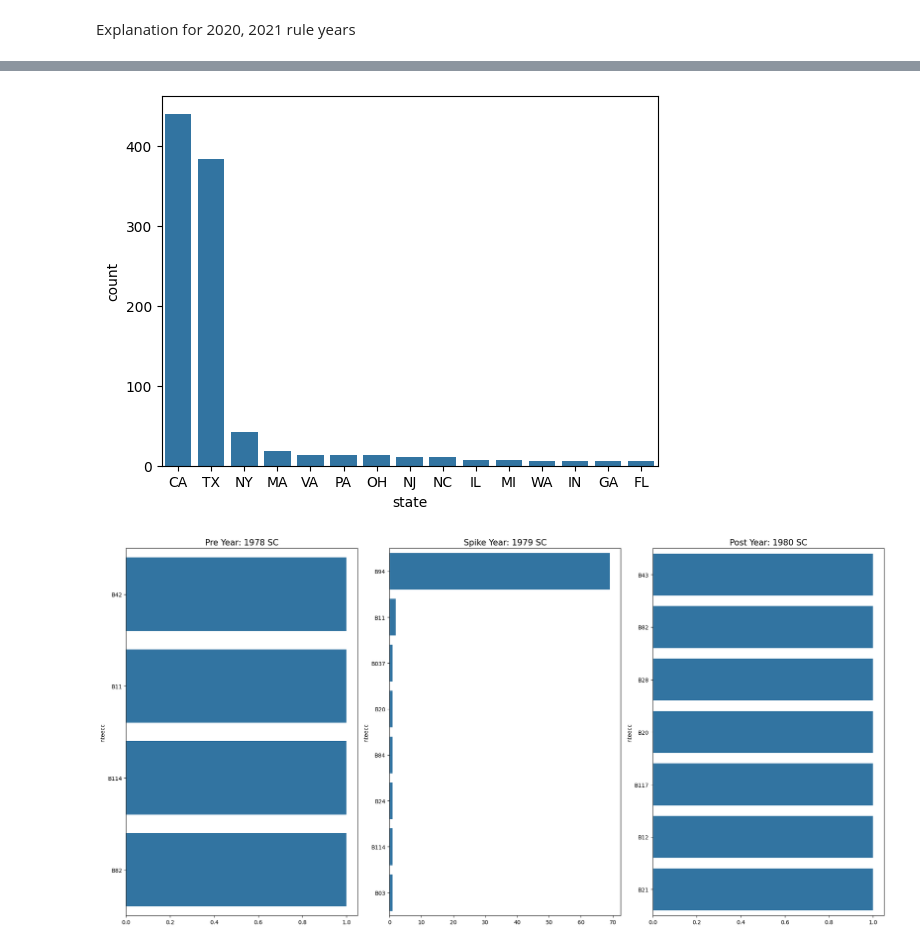
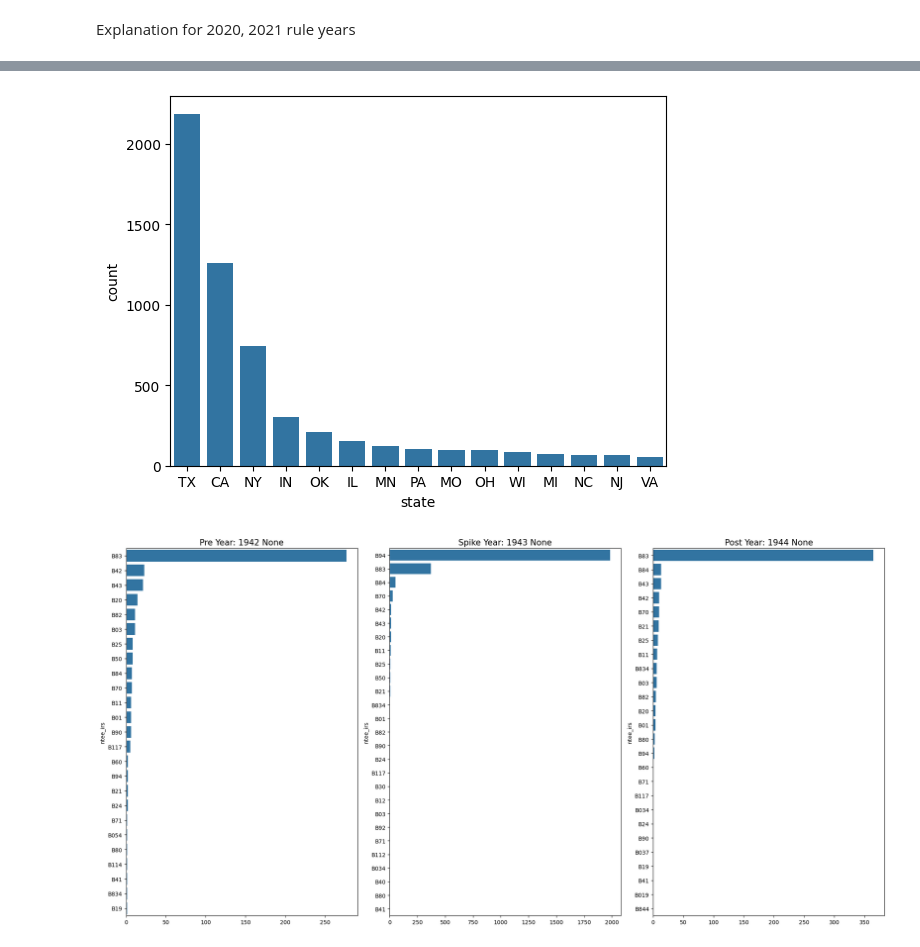
Before and after one commit to daniellancet/Ed_Org_Ecology, a Jupyter notebook: Code/New_Proj_EDA/peak_EDA.ipynb, the cells around one changed output, grey strips where cells are left out. Saved outputs shown, nothing was run; the diff lists cells and outputs as text; code cells hidden in the pictures.

```diff
--- a/Code/New_Proj_EDA/peak_EDA.ipynb
+++ b/Code/New_Proj_EDA/peak_EDA.ipynb
@@ -4,5 +4,4 @@ import numpy as np
 import seaborn as sns
 import matplotlib.pyplot as plt
 # %%
-df = pd.read_csv("/Users/daniellancet/Desktop/nltk_install/Data/US_NPO_EDUC.csv")
-df = df.query("year == 2019")
+df = pd.read_csv("/Users/daniellancet/Desktop/Edu_Org_Eco/Data/cleaned.csv")
@@ -57,63 +22,43 @@ ruleyear_2014 = ruleyear_2014.drop(columns=["Unnamed: 0.1", "Unnamed: 0"])
 # %%
 sns.barplot(ruleyear_1967["state"].value_counts().head(15));
 # %% [output]
-[figure, old version]
+[figure, new version]
 # %%
-
-
-# def pre_post_spike(df, year, column, state=None):
-#     spike = df[df['ruleyear'] == year][column].value_counts()
-#     pre = df[df['year'] == year - 1][column].value_counts()
-#     post = df[df['year'] == year + 1][column].value_counts()
-
-#     fig, ax = plt.subplots(1, 3, figsize=(20, 10))
-
-#     sns.barplot(x=spike.values, y=spike.index, orient='h', ax=ax[1]).set_title('Spike Year: {}'.format(year))
-#     sns.barplot(x=post.values, y=post.index, orient='h', ax=ax[2]).set_title('Post Year: {}'.format(year + 1))
-#     sns.barplot(x=pre.values, y=pre.index, orient='h', ax=ax[0]).set_title('Pre Year: {}'.format(year - 1))
-
-#     plt.tight_layout()
-#     plt.show()
-
-# Example usage
-# pre_post_spike(df, 1967, "nteecc")
-
-
-import matplotlib.pyplot as plt
-import seaborn as sns
-
 
 def pre_post_spike(df, year, column, state=None):
     if state is not None:
         if type(state) == str:
             df = df[df["state"] == state]
         if type(state) == list:
             df = df[df["state"].isin(state)]
 
     spike = df[df['ruleyear'] == year][column].value_counts()
     pre = df[df['ruleyear'] == (year - 1)][column].value_counts()
     post = df[df['ruleyear'] == (year + 1)][column].value_counts()
 
 
     fig, ax = plt.subplots(1, 3, figsize=(20, 10))
 
     sns.barplot(x=spike.values, y=spike.index, ax=ax[1])
 
+    if state
+
     ax[1].set_title('Spike Year: {} {}'.format(year, state), fontsize = 15)
 
 
     sns.barplot(x=post.values, y=post.index, ax=ax[2])
     ax[2].set_title('Post Year: {} {}'.format(year + 1, state), fontsize = 15)
 
     sns.barplot(x=pre.values, y=pre.index, ax=ax[0])
     ax[0].set_title('Pre Year: {} {}'.format(year - 1, state), fontsize = 15)
 
 
     plt.tight_layout()
     plt.show()
+    return spike
 
-pre_post_spike(df, 1979, "nteecc", "SC")
+pre_post_spike(df, 1943, "ntee_irs");
 # %% [output]
-[figure, old version]
+[figure, new version]
 # %%
 ca_df = df.query("state == 'CA'")
```
Also changed, not shown: parts of 18 cells of this notebook, 2 other files.
